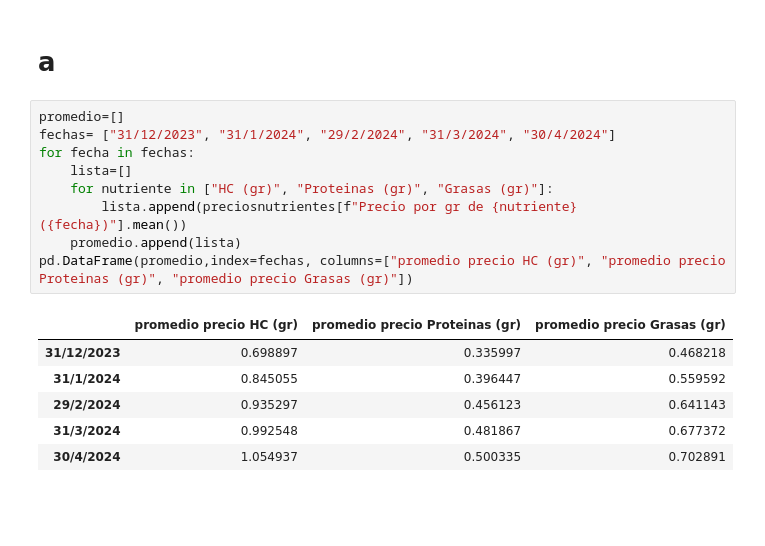
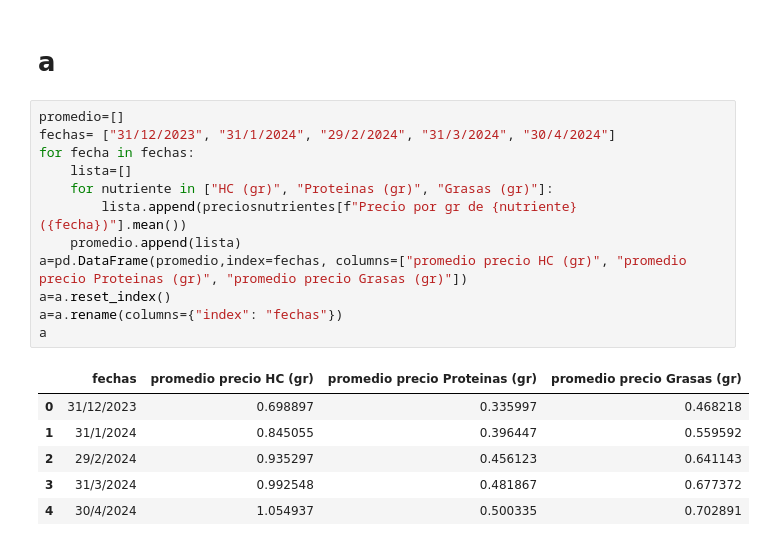
Before and after one commit to berardibautista/alc-2, a Jupyter notebook: ALC-TP2.ipynb, the cells around one changed output. Cells and saved outputs as stored; diff of their text form; blank space fills up the shorter version.

```diff
--- a/ALC-TP2.ipynb
+++ b/ALC-TP2.ipynb
@@ -385,16 +385,19 @@ display(resultados_df)
 # %%
 promedio=[]
 fechas= ["31/12/2023", "31/1/2024", "29/2/2024", "31/3/2024", "30/4/2024"]
 for fecha in fechas:
     lista=[]
     for nutriente in ["HC (gr)", "Proteinas (gr)", "Grasas (gr)"]:
         lista.append(preciosnutrientes[f"Precio por gr de {nutriente} ({fecha})"].mean())
     promedio.append(lista)
-pd.DataFrame(promedio,index=fechas, columns=["promedio precio HC (gr)", "promedio precio Proteinas (gr)", "promedio precio Grasas (gr)"])
+a=pd.DataFrame(promedio,index=fechas, columns=["promedio precio HC (gr)", "promedio precio Proteinas (gr)", "promedio precio Grasas (gr)"])
+a=a.reset_index()
+a=a.rename(columns={"index": "fechas"})
+a
 # %% [output]
-|  | promedio precio HC (gr) | promedio precio Proteinas (gr) | promedio precio Grasas (gr) |
-| 31/12/2023 | 0.698897 | 0.335997 | 0.468218 |
-| 31/1/2024 | 0.845055 | 0.396447 | 0.559592 |
-| 29/2/2024 | 0.935297 | 0.456123 | 0.641143 |
-| 31/3/2024 | 0.992548 | 0.481867 | 0.677372 |
-| 30/4/2024 | 1.054937 | 0.500335 | 0.702891 |
+|  | fechas | promedio precio HC (gr) | promedio precio Proteinas (gr) | promedio precio Grasas (gr) |
+| 0 | 31/12/2023 | 0.698897 | 0.335997 | 0.468218 |
+| 1 | 31/1/2024 | 0.845055 | 0.396447 | 0.559592 |
+| 2 | 29/2/2024 | 0.935297 | 0.456123 | 0.641143 |
+| 3 | 31/3/2024 | 0.992548 | 0.481867 | 0.677372 |
+| 4 | 30/4/2024 | 1.054937 | 0.500335 | 0.702891 |
```
Also changed, not shown: parts of 4 cells of this notebook.
